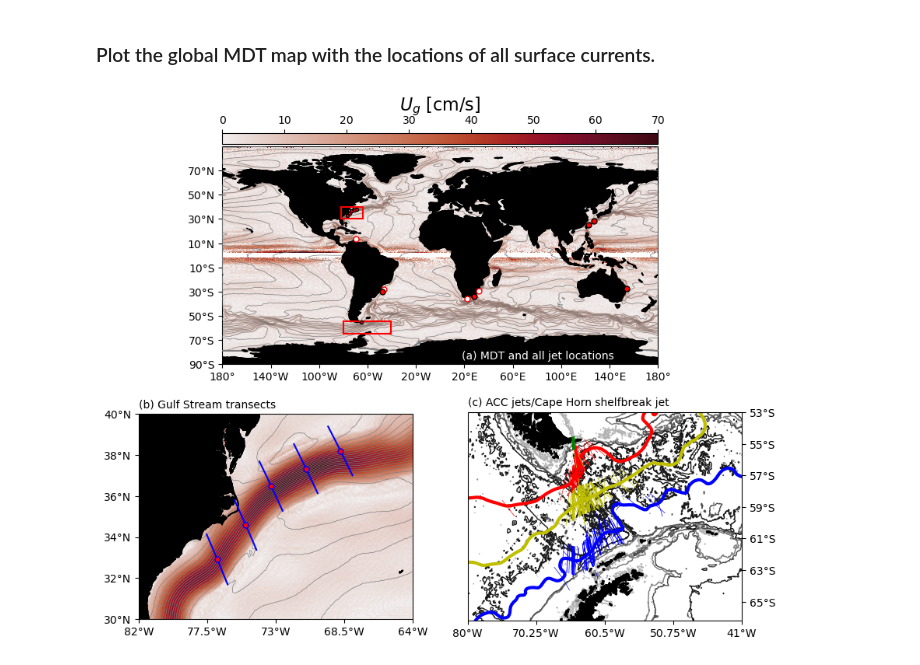
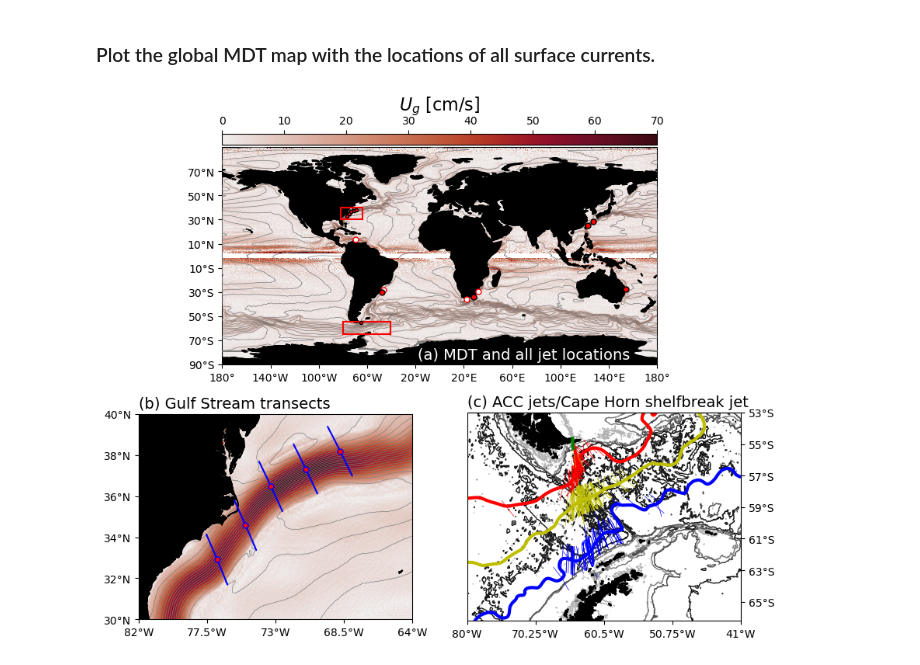
Before and after one commit to apaloczy/SurfaceOceanJets, a Jupyter notebook: plot_figs/fig01/fig01.ipynb, the cells around one changed output. Drawn from its saved outputs; the diff is of its cells as text; code cells hidden in the pictures.

```diff
--- a/plot_figs/fig01/fig01.ipynb
+++ b/plot_figs/fig01/fig01.ipynb
@@ -160,7 +160,7 @@ ax1.yaxis.set_major_formatter(lat_formatter)
 
 cax = ax1.inset_axes([0, 1.01, 1, 0.05])
 cb = fig.colorbar(cs, cax=cax, orientation="horizontal")
-cb.set_label(r"$U_g$ [cm/s]", fontsize=16)
+cb.set_label(r"$U_g$ [cm/s]", fontsize=16, labelpad=5)
 cb.ax.xaxis.set_ticks_position("top"); cb.ax.xaxis.set_label_position("top")
 
 # (b) Zoom on Drake Passage with mean location of the fronts.
@@ -182,7 +182,6 @@ ax2.add_feature(LAND, zorder=9, color="k")
 
 d = np.load(head_deriv + "LMGshfbrk.npz")
 ax2.plot(d["lon"], d["lat"], color="g", linewidth=3.0, linestyle="solid", zorder=11)
-#ax2.plot(d["lon0"], d["lat0"], marker="o", ms=4, mfc="r", mec="r", zorder=12)
 ax1.plot(d["lon0"], d["lat0"], marker="o", ms=3, mfc="r", mec="k", zorder=12)
 
 numtksx = 5
@@ -221,36 +220,36 @@ for n in range(dsSAF.dims["t"]):
     ang = np.abs(dsn["angdiff"])
     if ang<=ACCjets_angdiff_thresh:
         ax2.plot(dsn["lon"].values, dsn["lat"].values, "r", linewidth=0.5)
 
 del dsSAF
 for n in range(dsPF.dims["t"]):
     dsn = dsPF.isel(dict(t=n))
     ang = np.abs(dsn["angdiff"])
     if ang<=ACCjets_angdiff_thresh:
         ax2.plot(dsn["lon"].values, dsn["lat"].values, "y", linewidth=0.5)
 
 del dsPF
 for n in range(dsSACCF.dims["t"]):
     dsn = dsSACCF.isel(dict(t=n))
     ang = np.abs(dsn["angdiff"])
     if ang<=ACCjets_angdiff_thresh:
         ax2.plot(dsn["lon"].values, dsn["lat"].values, "b", linewidth=0.5)
 
 del dsSACCF
 numtks = 5
 xtks = np.linspace(round(xminGS), round(xmaxGS), num=numtks)
 ytks = np.arange(yminGS, ymaxGS + 2, 2)
 ax3.set_xticks(xtks, crs=proj)
 ax3.set_yticks(ytks, crs=proj)
 ax3.xaxis.set_major_formatter(lon_formatter)
 ax3.yaxis.set_major_formatter(lat_formatter)
 
-ax1.text(0.55, 0.025, "(a) MDT and all jet locations", color="w", fontsize=10, transform=ax1.transAxes, zorder=20)
-ax2.text(0, 1.03, "(c) ACC jets/Cape Horn shelfbreak jet", fontsize=10, transform=ax2.transAxes, zorder=20)
-ax3.text(0, 1.03, "(b) Gulf Stream transects", fontsize=10, transform=ax3.transAxes, zorder=20)
+ax1.text(0.45, 0.025, "(a) MDT and all jet locations", color="w", fontsize=14, transform=ax1.transAxes, zorder=20)
+ax2.text(0, 1.03, "(c) ACC jets/Cape Horn shelfbreak jet", fontsize=14, transform=ax2.transAxes, zorder=20)
+ax3.text(0, 1.03, "(b) Gulf Stream transects", fontsize=14, transform=ax3.transAxes, zorder=20)
 ax3.set_aspect(1.35)
 ax2.set_aspect(2.25)
 # %% [output]
-[figure, old version]
+[figure, new version]
 # %%
 fig.savefig("fig01.png", bbox_inches="tight", dpi=150)
```
Also changed, not shown: 8 other files.
